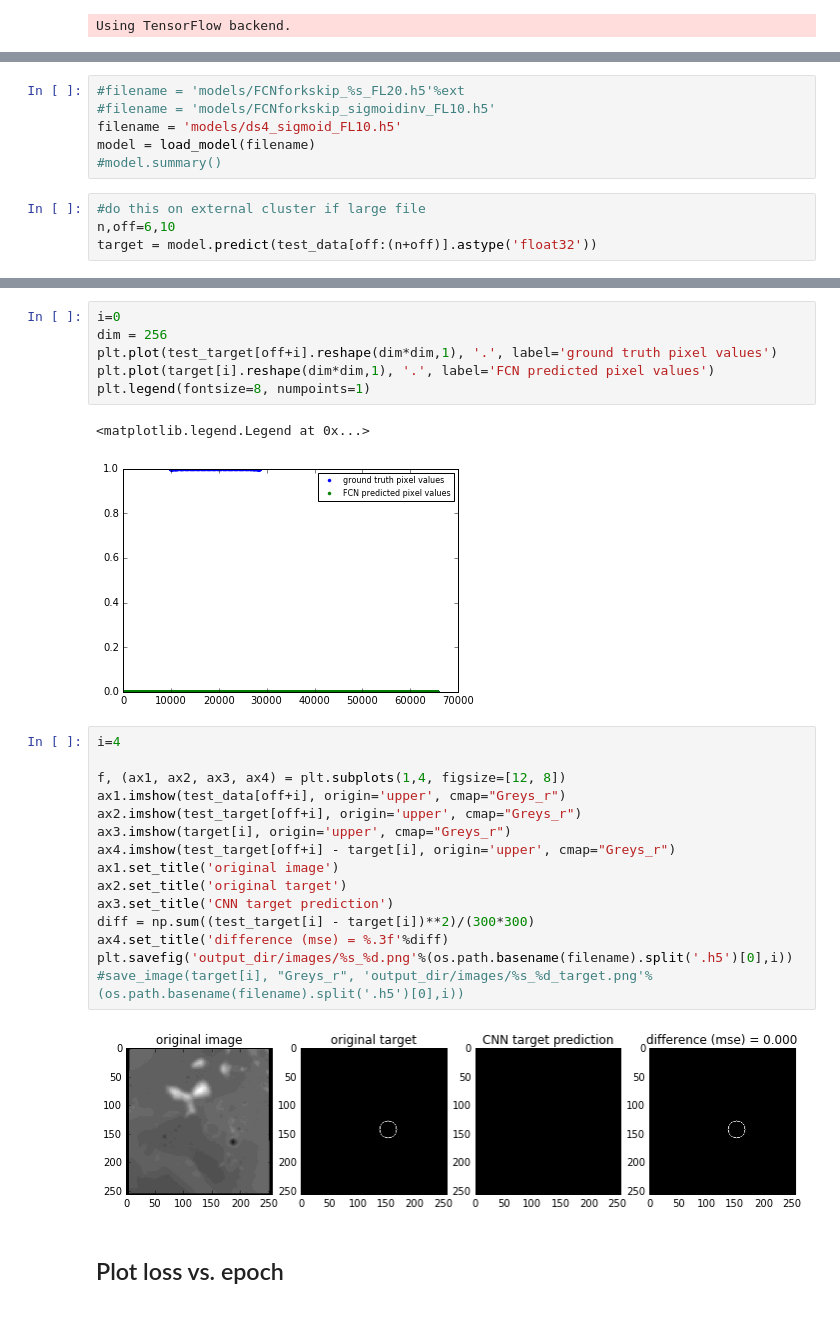
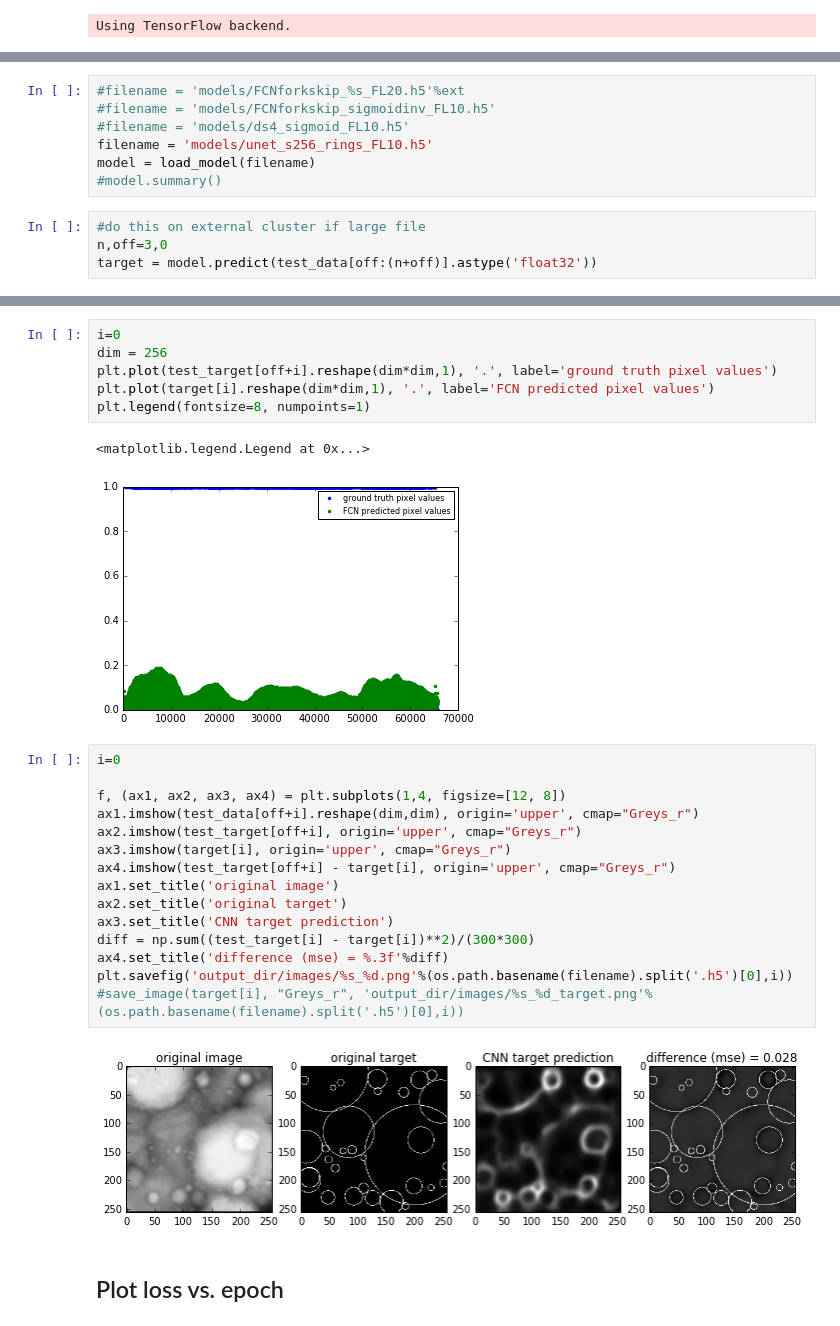
Before and after one commit to silburt/moon-craters, a Jupyter notebook: Mask_generator_analysis_ari.ipynb, the cells around one changed output, grey strips where cells are left out. Cells and saved outputs as stored; diff of their text form.

```diff
--- a/Mask_generator_analysis_ari.ipynb
+++ b/Mask_generator_analysis_ari.ipynb
@@ -150,12 +120,13 @@ test_target=np.load('test_set/test_target_%s_sample.npy'%ext).astype('float32')
 # %%
 #filename = 'models/FCNforkskip_%s_FL20.h5'%ext
 #filename = 'models/FCNforkskip_sigmoidinv_FL10.h5'
-filename = 'models/ds4_sigmoid_FL10.h5'
+#filename = 'models/ds4_sigmoid_FL10.h5'
+filename = 'models/unet_s256_rings_FL10.h5'
 model = load_model(filename)
 #model.summary()
 # %%
 #do this on external cluster if large file
-n,off=6,10
+n,off=3,0
 target = model.predict(test_data[off:(n+off)].astype('float32'))
 # %%
 err = np.sum((test_target[off:(n+off)] - target)**2) / (n*300*300)
@@ -170,24 +141,24 @@ plt.plot(target[i].reshape(dim*dim,1), '.', label='FCN predicted pixel values')
 plt.legend(fontsize=8, numpoints=1)
 # %% [output]
 <matplotlib.legend.Legend at 0x...>
-[figure, old version]
+[figure, new version]
 # %%
-i=4
+i=0
 
 f, (ax1, ax2, ax3, ax4) = plt.subplots(1,4, figsize=[12, 8])
-ax1.imshow(test_data[off+i], origin='upper', cmap="Greys_r")
+ax1.imshow(test_data[off+i].reshape(dim,dim), origin='upper', cmap="Greys_r")
 ax2.imshow(test_target[off+i], origin='upper', cmap="Greys_r")
 ax3.imshow(target[i], origin='upper', cmap="Greys_r")
 ax4.imshow(test_target[off+i] - target[i], origin='upper', cmap="Greys_r")
 ax1.set_title('original image')
 ax2.set_title('original target')
 ax3.set_title('CNN target prediction')
 diff = np.sum((test_target[i] - target[i])**2)/(300*300)
 ax4.set_title('difference (mse) = %.3f'%diff)
 plt.savefig('output_dir/images/%s_%d.png'%(os.path.basename(filename).split('.h5')[0],i))
 #save_image(target[i], "Greys_r", 'output_dir/images/%s_%d_target.png'%(os.path.basename(filename).split('.h5')[0],i))
 # %% [output]
-[figure, old version]
+[figure, new version]
 # %% [markdown]
 ## Plot loss vs. epoch
 # %%
```
Also changed, not shown: parts of 18 cells of this notebook.
